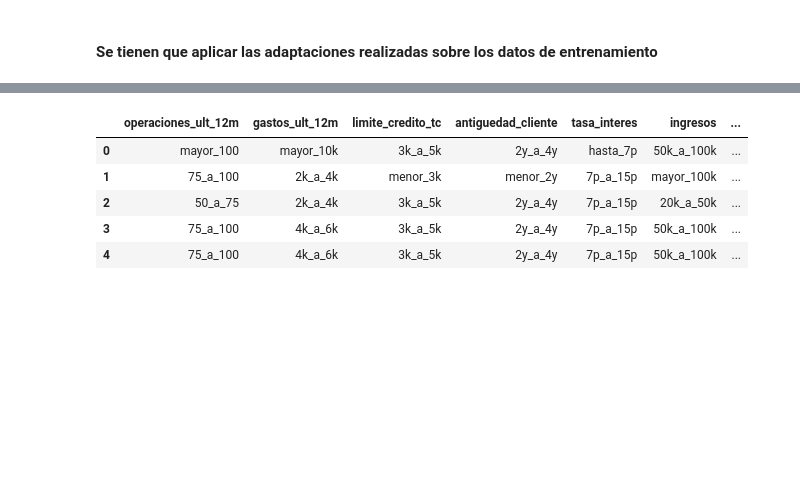
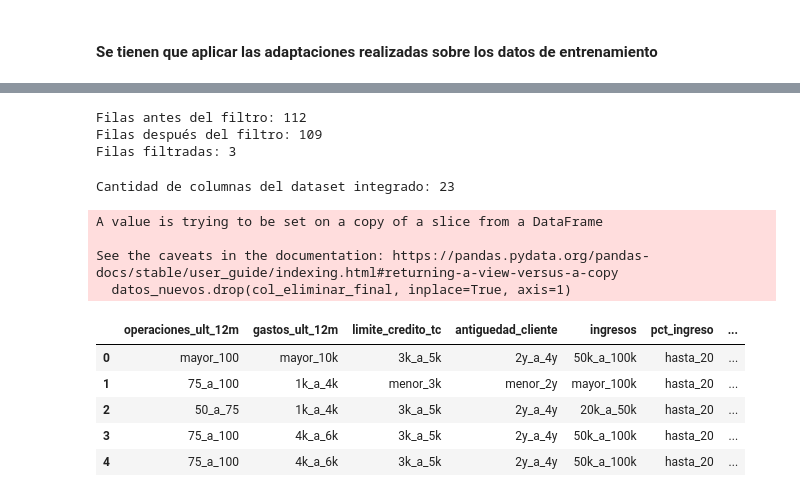
Before and after one commit to ACIsotopes/13MBID-ABR23, a Jupyter notebook: notebooks/03-Modelado+Evaluacion/MD01 - Modelado.ipynb, the cells around one changed output, grey strips where cells are left out. Saved outputs shown, nothing was run; the diff lists cells and outputs as text; code cells hidden in the pictures; blank space fills up the shorter version.

```diff
--- a/notebooks/03-Modelado+Evaluacion/MD01 - Modelado.ipynb
+++ b/notebooks/03-Modelado+Evaluacion/MD01 - Modelado.ipynb
@@ -364,8 +471,8 @@ Matriz de confusión:
 
 ### Prueba de despliegue (utilzando datos nuevos)
 # %%
-datos_nuevos = pd.read_csv('../../data/final/datos_nuevos.csv', sep=';')
-datos_nuevos.head(5)
+datos_nuevos_sin_filtrar = pd.read_csv('../../data/final/datos_nuevos.csv', sep=';')
+datos_nuevos_sin_filtrar.head(5)
 # %% [output]
 |  | id_cliente | edad | importe_solicitado | duracion_credito | antiguedad_empleado | situacion_vivienda | ... |
 | 0 | 708510993 | 22 | 4000 | 4 | 3.0 | HIPOTECA | ... |
@@ -381,3 +566,20 @@ datos_nuevos.head(5)
+# %%
+# Se filtran las filas con algún error detectado
+print(f"Filas antes del filtro: {temp_cc.shape[0]}")
+
+datos_nuevos = temp_cc[temp_cc['limite_credito_tc'] != 34516]
+
+print(f"Filas después del filtro: {datos_nuevos.shape[0]}")
+
+print(f"Filas filtradas: {datos_nuevos_sin_filtrar.shape[0] - datos_nuevos.shape[0]}")
+# %% [output]
+Filas antes del filtro: 112
+Filas después del filtro: 109
+Filas filtradas: 3
+# %%
+print(f"Cantidad de columnas del dataset integrado: {datos_nuevos.shape[1]}")
+# %% [output]
+Cantidad de columnas del dataset integrado: 23
 # %%
 # Columna: estado_civil
 cambios_estado_civil = {
@@ -400,18 +602,6 @@ estado_credito_N = datos_nuevos.loc[:, ('estado_credito')].map(cambios_estado_cr
 # df_final = pd.concat([estado_civil_N, estado_credito_N, df_integrado], axis=1)
 # df_final.head()
 
-# Antiguedad del empleado
-
-etiquetas_a_e = ['menor_10', '5_a_10', 'mayor_10']
-rangos_a_e = [0, 4, 10, 50]
-valor_para_nan = 'NA'
-antiguedad_empleados_N = pd.cut(datos_nuevos['antiguedad_empleado'],
-                                bins=rangos_a_e,
-                                labels=etiquetas_a_e,
-                                right=False).cat.add_categories(valor_para_nan).fillna(valor_para_nan)
-
-# antiguedad_empleados_N.value_counts()
-
 # edad
 
 etiquetas_e = ['menor_25', '25_a_30']
@@ -425,7 +615,7 @@ edad_N = pd.cut(datos_nuevos['edad'],
 # pct_ingreso
 
 etiquetas_p_i = ['hasta_20', '20_a_40', '40_a_60', 'mayor_60']
-rangos_p_i = [0, 0.19, 0.39, 0.60, 0.99]
+rangos_p_i = [0, 0.19, 0.39, 0.59, 0.99]
 pct_ingreso_N = pd.cut(datos_nuevos['pct_ingreso'],
                                 bins=rangos_p_i,
                                 labels=etiquetas_p_i)
@@ -441,16 +631,6 @@ ingresos_N = pd.cut(datos_nuevos['ingresos'],
                                 labels=etiquetas_i)
 
 # ingresos_N.value_counts()
-
-# tasa_interes
-
-etiquetas_t_i = ['hasta_7p', '7p_a_15p', '15p_a_20p', 'mayor_20p']
-rangos_t_i = [0, 6.99, 14.99, 19.99, 100]
-tasa_interes_N = pd.cut(datos_nuevos['tasa_interes'],
-                                bins=rangos_t_i,
-                                labels=etiquetas_t_i)
-
-# tasa_interes_N.value_counts()
 
 # antiguedad_cliente
 
@@ -474,7 +654,7 @@ limite_credito_tc_N = pd.cut(datos_nuevos['limite_credito_tc'],
 
 # gastos_ult_12m
 
-etiquetas_g_u12 = ['menor_1k', '2k_a_4k', '4k_a_6k', '6k_a_8k', '8k_a_10k', 'mayor_10k']
+etiquetas_g_u12 = ['menor_1k', '1k_a_4k', '4k_a_6k', '6k_a_8k', '8k_a_10k', 'mayor_10k']
 rangos_g_u12 = [0, 999, 3999, 5999, 7999, 9999, 100000]
 gastos_ult_12m_N = pd.cut(datos_nuevos['gastos_ult_12m'],
                                 bins=rangos_g_u12,
@@ -484,41 +664,47 @@ gastos_ult_12m_N = pd.cut(datos_nuevos['gastos_ult_12m'],
 
 # operaciones_ult_12m
 
 etiquetas_o_u12 = ['menor_15', '15_a_30', '30_a_50', '50_a_75', '75_a_100', 'mayor_100']
 rangos_o_u12 = [0, 14, 29, 49, 74, 99, 1000]
 operaciones_ult_12m_N = pd.cut(datos_nuevos['operaciones_ult_12m'],
                                 bins=rangos_o_u12,
                                 labels=etiquetas_o_u12)
 
 # operaciones_ult_12m_N.value_counts()
 
 col_eliminar_final = [
               'edad',
               'antiguedad_empleado',
               'antiguedad_cliente',
               'ingresos',
               'pct_ingreso',
               'tasa_interes',
               'gastos_ult_12m',
               'limite_credito_tc',
               'operaciones_ult_12m',
               'nivel_tarjeta',
               'estado_civil',
               'estado_credito',
-              'id_cliente']
+              'id_cliente',
+              'regla_pct_ingresos',
+              'regla_2']
 
 datos_nuevos.drop(col_eliminar_final, inplace=True, axis=1)
 
 
-df_nuevo = pd.concat([operaciones_ult_12m_N, gastos_ult_12m_N, limite_credito_tc_N, antiguedad_cliente_N, tasa_interes_N, ingresos_N, pct_ingreso_N, antiguedad_empleados_N, edad_N, estado_civil_N, estado_credito_N, datos_nuevos], axis=1)
+df_nuevo = pd.concat([operaciones_ult_12m_N, gastos_ult_12m_N, limite_credito_tc_N, antiguedad_cliente_N, ingresos_N, pct_ingreso_N, edad_N, estado_civil_N, estado_credito_N, datos_nuevos], axis=1)
 df_nuevo.head(5)
 # %% [output]
+A value is trying to be set on a copy of a slice from a DataFrame
+
+See the caveats in the documentation: https://pandas.pydata.org/pandas-docs/stable/user_guide/indexing.html#returning-a-view-versus-a-copy
+  datos_nuevos.drop(col_eliminar_final, inplace=True, axis=1)
-|  | operaciones_ult_12m | gastos_ult_12m | limite_credito_tc | antiguedad_cliente | tasa_interes | ingresos | ... |
-| 0 | mayor_100 | mayor_10k | 3k_a_5k | 2y_a_4y | hasta_7p | 50k_a_100k | ... |
-| 1 | 75_a_100 | 2k_a_4k | menor_3k | menor_2y | 7p_a_15p | mayor_100k | ... |
-| 2 | 50_a_75 | 2k_a_4k | 3k_a_5k | 2y_a_4y | 7p_a_15p | 20k_a_50k | ... |
-| 3 | 75_a_100 | 4k_a_6k | 3k_a_5k | 2y_a_4y | 7p_a_15p | 50k_a_100k | ... |
-| 4 | 75_a_100 | 4k_a_6k | 3k_a_5k | 2y_a_4y | 7p_a_15p | 50k_a_100k | ... |
+|  | operaciones_ult_12m | gastos_ult_12m | limite_credito_tc | antiguedad_cliente | ingresos | pct_ingreso | ... |
+| 0 | mayor_100 | mayor_10k | 3k_a_5k | 2y_a_4y | 50k_a_100k | hasta_20 | ... |
+| 1 | 75_a_100 | 1k_a_4k | menor_3k | menor_2y | mayor_100k | hasta_20 | ... |
+| 2 | 50_a_75 | 1k_a_4k | 3k_a_5k | 2y_a_4y | 20k_a_50k | hasta_20 | ... |
+| 3 | 75_a_100 | 4k_a_6k | 3k_a_5k | 2y_a_4y | 50k_a_100k | hasta_20 | ... |
+| 4 | 75_a_100 | 4k_a_6k | 3k_a_5k | 2y_a_4y | 50k_a_100k | hasta_20 | ... |
 # %%
 nuevos_codif = pd.get_dummies(df_nuevo)
 nuevos_codif.info()
```
Also changed, not shown: parts of 42 cells of this notebook, 1 other file.
